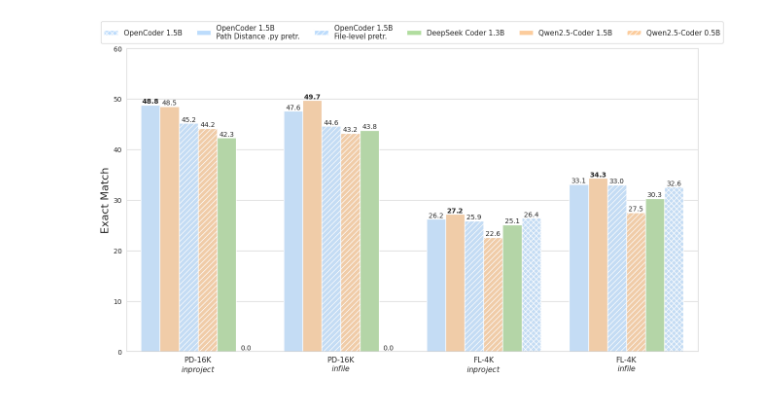
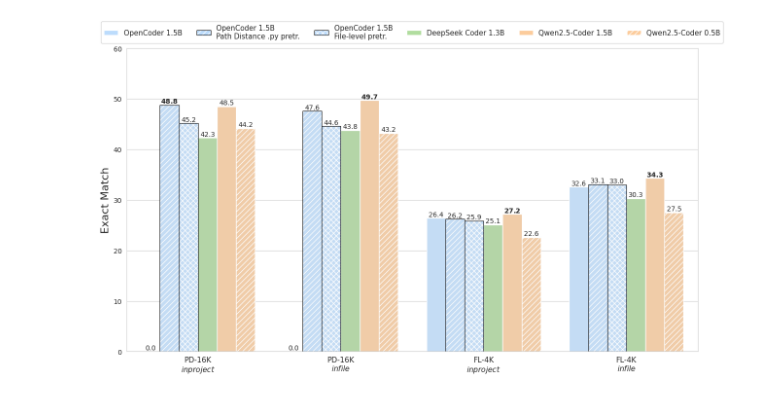
Before and after one commit to sapromak/adaptive-code-completion, a Jupyter notebook: figures/compilation/model-comparison/plot.ipynb, the cells around one changed output. Drawn from its saved outputs; the diff is of its cells as text; code cells hidden in the pictures.

```diff
--- a/figures/compilation/model-comparison/plot.ipynb
+++ b/figures/compilation/model-comparison/plot.ipynb
@@ -30,7 +30,6 @@ bar_names = {
     'Qwen2.5-Coder 1.5B': 'Qwen2.5-Coder 1.5B',
     'Qwen2.5-Coder 0.5B': 'Qwen2.5-Coder 0.5B',
 }
-
 legend_order = [
     'OpenCoder 1.5B',
     'OpenCoder 1.5B (PD)',
@@ -39,16 +38,15 @@ legend_order = [
     'Qwen2.5-Coder 1.5B',
     'Qwen2.5-Coder 0.5B',
 ]
-
-
-bar_order = [
-    'OpenCoder 1.5B (PD)',
-    'Qwen2.5-Coder 1.5B',
-    'OpenCoder 1.5B (FL)',
-    'Qwen2.5-Coder 0.5B',
-    'DeepSeek Coder 1.3B',
-    'OpenCoder 1.5B',
-]
+# bar_order = [
+#     'OpenCoder 1.5B (PD)',
+#     'Qwen2.5-Coder 1.5B',
+#     'OpenCoder 1.5B (FL)',
+#     'Qwen2.5-Coder 0.5B',
+#     'DeepSeek Coder 1.3B',
+#     'OpenCoder 1.5B',
+# ]
+bar_order = legend_order
 
 plt.figure(figsize=(14,7.5))
 
@@ -64,14 +62,20 @@ colors = {
 hatches = {
     'Qwen2.5-Coder 0.5B': '///',
     'DeepSeek Coder 1.3B': '',
-    'OpenCoder 1.5B': 'xxx',
+    'OpenCoder 1.5B': '',
     'Qwen2.5-Coder 1.5B': '',
-    'OpenCoder 1.5B (FL)': '///',
-    'OpenCoder 1.5B (PD)': '',
+    'OpenCoder 1.5B (FL)': 'xxx',
+    'OpenCoder 1.5B (PD)': '///',
 }
 
 model_df['model'] = pd.Categorical(model_df['model'], categories=bar_order, ordered=True)
 model_df = model_df.sort_values(['group', 'model'])
+
+plot_order = bar_order.copy()
+fl_index = plot_order.index('OpenCoder 1.5B (FL)')
+ds_index = plot_order.index('DeepSeek Coder 1.3B')
+if fl_index < ds_index:
+    plot_order[fl_index], plot_order[ds_index] = plot_order[ds_index], plot_order[fl_index]
 
 ax = sns.barplot(
     x='group',
@@ -85,8 +89,19 @@ ax = sns.barplot(
 
 for i, bar_container in enumerate(ax.containers):
     model = bar_order[i]
-    for bar in bar_container:
-        bar.set_hatch(hatches[model])
+    if model not in ['OpenCoder 1.5B (PD)', 'OpenCoder 1.5B (FL)']:
+        for bar in bar_container:
+            bar.set_hatch(hatches[model])
+
+for i, bar_container in enumerate(ax.containers):
+    model = bar_order[i]
+    if model in ['OpenCoder 1.5B (PD)', 'OpenCoder 1.5B (FL)']:
+        for bar in bar_container:
+            bar.set_hatch(hatches[model])
+            bar.set_edgecolor('black')
+            bar._hatch_color = (1.0, 1.0, 1.0, 1.0)
+            bar.set_linewidth(0.8)
+            bar.set_zorder(10)
 
 group_max_values = {}
 for group in group_order:
@@ -110,32 +125,35 @@ for i, container in enumerate(ax.containers):
 plt.xlabel('')
 plt.ylabel('Exact Match', fontsize=16)
 plt.ylim(0, 60)
 
 plt.xticks(fontsize=11)
 
 ax.get_legend().remove()
 
 custom_handles = []
 for model in legend_order:
     patch = mpatches.Patch(
         facecolor=colors[model],
         hatch=hatches[model],
-        label=bar_names[model]
+        label=bar_names[model],
+        edgecolor='black' if model in ['OpenCoder 1.5B (PD)', 'OpenCoder 1.5B (FL)'] else None,
+        linewidth=0.8 if model in ['OpenCoder 1.5B (PD)', 'OpenCoder 1.5B (FL)'] else None,
     )
+    patch._hatch_color = (1.0, 1.0, 1.0, 1.0)
     custom_handles.append(patch)
 
 plt.legend(
     handles=custom_handles,
     title='',
     loc='upper center',
     bbox_to_anchor=(0.5, 1.10),
     ncol=len(legend_order),
     fontsize=10.5,
 )
 
 plt.tight_layout()
 
 plt.savefig('model-comparison.png', dpi=300, bbox_inches='tight')
 plt.savefig('model-comparison.svg', format='svg', bbox_inches='tight')
 # %% [output]
-[figure, old version]
+[figure, new version]
```
Also changed, not shown: 19 other files.
